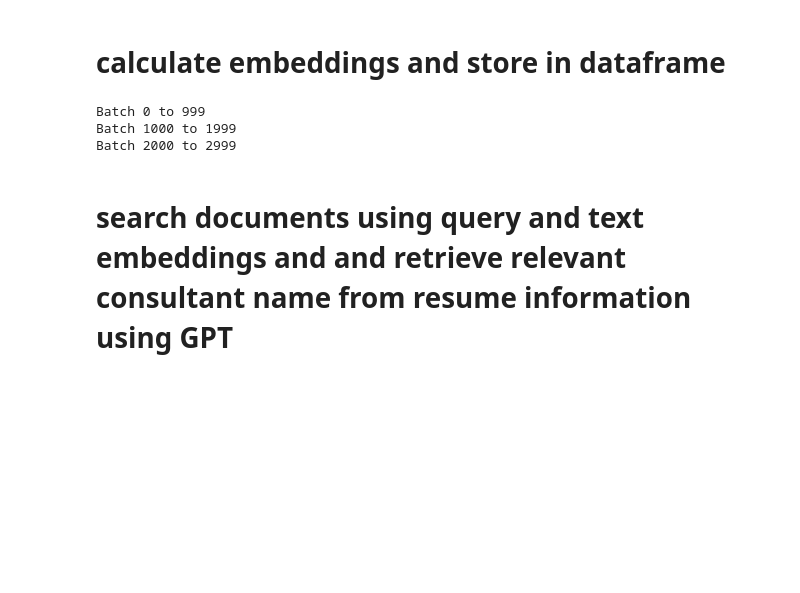
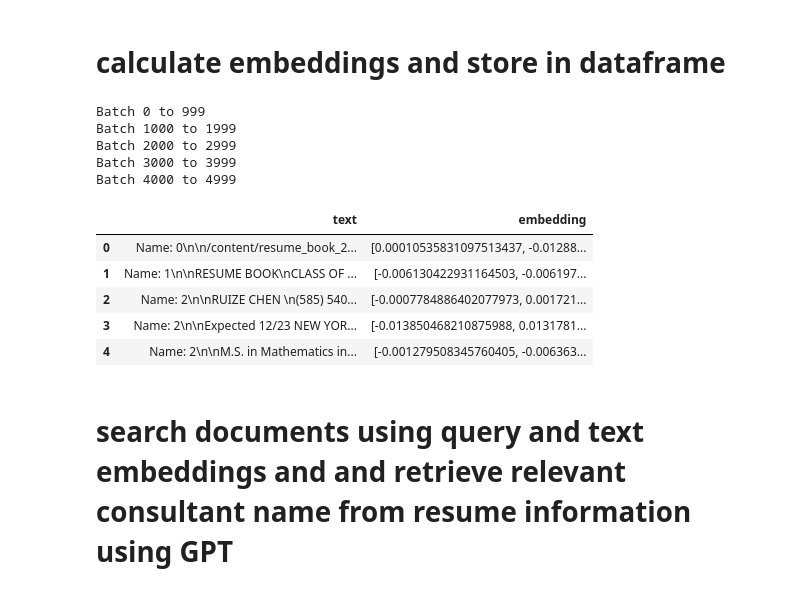
Before and after one commit to seanreed1111/colab-demos, a Jupyter notebook: resumeGPT_v3.ipynb, the cells around one changed output. Saved outputs shown, nothing was run; the diff lists cells and outputs as text; code cells hidden in the pictures; blank space fills up the shorter version.

```diff
--- a/resumeGPT_v3.ipynb
+++ b/resumeGPT_v3.ipynb
@@ -211,7 +196,7 @@ def truncated_string(
     string: str,
     model: str,
     max_tokens: int,
-    print_warning: bool = True,
+    print_warning: bool = False,
     TRUNCATION_WARNING_PERCENTAGE: float = 0.25
 
 ) -> str:
@@ -281,7 +276,7 @@ clean_texts = [([x1],x2) for x1, x2 in clean_texts]
 # %%
 # split resumes into chunks. Small chunks probably better when searching for skills?
 # maybe even shrink to individual sentences
-MAX_TOKENS = 100
+MAX_TOKENS = 50
 resume_strings = []
 for section in clean_texts:
     resume_strings.extend(split_strings_from_subsection(section, max_tokens=MAX_TOKENS))
@@ -337,9 +321,20 @@ df = pd.DataFrame({"text": resume_strings, "embedding": embeddings})
 Batch 0 to 999
 Batch 1000 to 1999
 Batch 2000 to 2999
+Batch 3000 to 3999
+Batch 4000 to 4999
 # %%
 # Store embeddings
 df.to_csv("embeddings_v2.csv", index=False)
+# %%
+df.head()
+# %% [output]
+|  | text | embedding |
+| 0 | Name: 0\n\n/content/resume_book_2... | [0.00010535831097513437, -0.01288... |
+| 1 | Name: 1\n\nRESUME BOOK\nCLASS OF ... | [-0.006130422931164503, -0.006197... |
+| 2 | Name: 2\n\nRUIZE CHEN \n(585) 540... | [-0.0007784886402077973, 0.001721... |
+| 3 | Name: 2\n\nExpected 12/23 NEW YOR... | [-0.013850468210875988, 0.0131781... |
+| 4 | Name: 2\n\nM.S. in Mathematics in... | [-0.001279508345760405, -0.006363... |
 # %% [markdown]
 # search documents using query and text embeddings and and retrieve relevant consultant name from resume information using GPT
 # %% [markdown]
```
Also changed, not shown: parts of 18 cells of this notebook.
